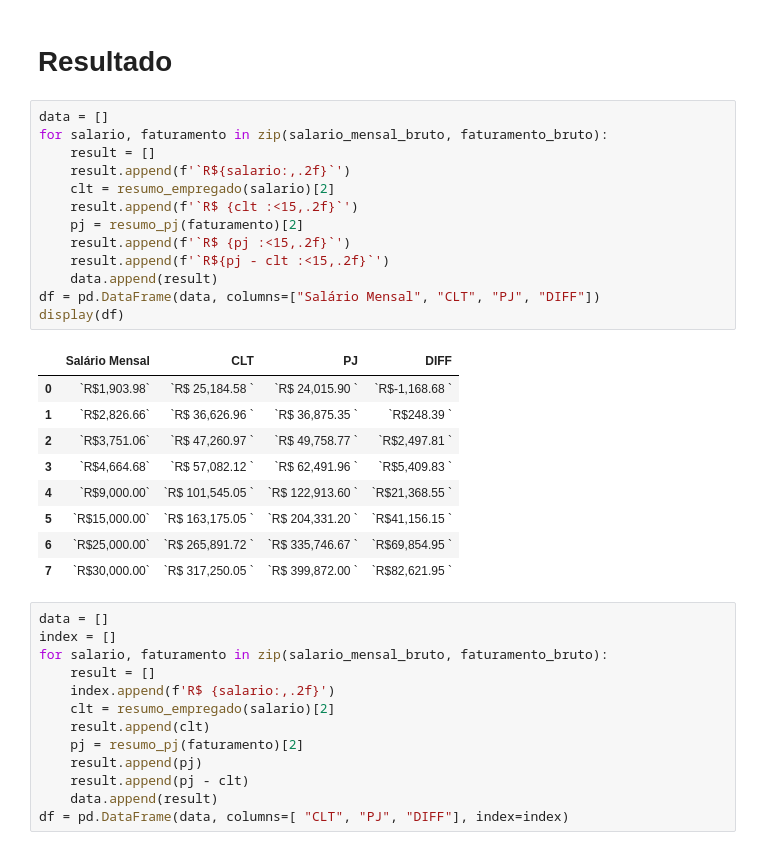
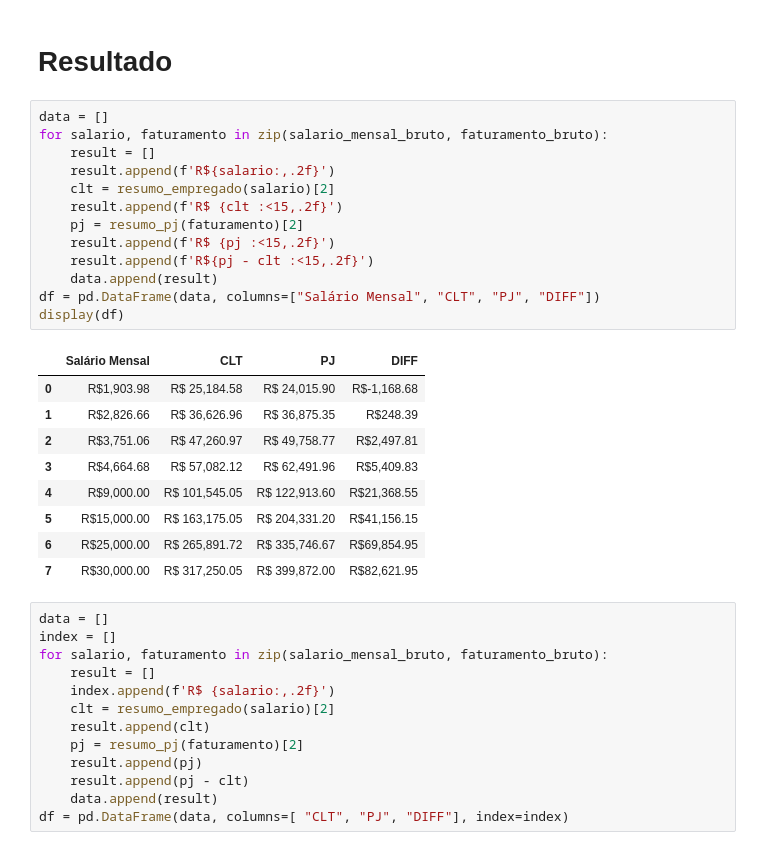
Before and after one commit to renzon/clt-vs-pj, a Jupyter notebook: clt_vs_pj.ipynb, the cells around one changed output. Cells and saved outputs as stored; diff of their text form.

```diff
--- a/clt_vs_pj.ipynb
+++ b/clt_vs_pj.ipynb
@@ -267,26 +267,26 @@ display(pd.DataFrame(results, columns=["Faturamento Mensal", "Lucro Mensal", "Lu
 # %%
 data = []
 for salario, faturamento in zip(salario_mensal_bruto, faturamento_bruto):
     result = []
-    result.append(f'`R${salario:,.2f}`')
+    result.append(f'R${salario:,.2f}')
     clt = resumo_empregado(salario)[2]
-    result.append(f'`R$ {clt :<15,.2f}`')
+    result.append(f'R$ {clt :<15,.2f}')
     pj = resumo_pj(faturamento)[2]
-    result.append(f'`R$ {pj :<15,.2f}`')
-    result.append(f'`R${pj - clt :<15,.2f}`')
+    result.append(f'R$ {pj :<15,.2f}')
+    result.append(f'R${pj - clt :<15,.2f}')
     data.append(result)
 df = pd.DataFrame(data, columns=["Salário Mensal", "CLT", "PJ", "DIFF"])
 display(df)
 # %% [output]
 |  | Salário Mensal | CLT | PJ | DIFF |
-| 0 | `R$1,903.98` | `R$ 25,184.58 ` | `R$ 24,015.90 ` | `R$-1,168.68 ` |
-| 1 | `R$2,826.66` | `R$ 36,626.96 ` | `R$ 36,875.35 ` | `R$248.39 ` |
-| 2 | `R$3,751.06` | `R$ 47,260.97 ` | `R$ 49,758.77 ` | `R$2,497.81 ` |
-| 3 | `R$4,664.68` | `R$ 57,082.12 ` | `R$ 62,491.96 ` | `R$5,409.83 ` |
-| 4 | `R$9,000.00` | `R$ 101,545.05 ` | `R$ 122,913.60 ` | `R$21,368.55 ` |
-| 5 | `R$15,000.00` | `R$ 163,175.05 ` | `R$ 204,331.20 ` | `R$41,156.15 ` |
-| 6 | `R$25,000.00` | `R$ 265,891.72 ` | `R$ 335,746.67 ` | `R$69,854.95 ` |
-| 7 | `R$30,000.00` | `R$ 317,250.05 ` | `R$ 399,872.00 ` | `R$82,621.95 ` |
+| 0 | R$1,903.98 | R$ 25,184.58 | R$ 24,015.90 | R$-1,168.68 |
+| 1 | R$2,826.66 | R$ 36,626.96 | R$ 36,875.35 | R$248.39 |
+| 2 | R$3,751.06 | R$ 47,260.97 | R$ 49,758.77 | R$2,497.81 |
+| 3 | R$4,664.68 | R$ 57,082.12 | R$ 62,491.96 | R$5,409.83 |
+| 4 | R$9,000.00 | R$ 101,545.05 | R$ 122,913.60 | R$21,368.55 |
+| 5 | R$15,000.00 | R$ 163,175.05 | R$ 204,331.20 | R$41,156.15 |
+| 6 | R$25,000.00 | R$ 265,891.72 | R$ 335,746.67 | R$69,854.95 |
+| 7 | R$30,000.00 | R$ 317,250.05 | R$ 399,872.00 | R$82,621.95 |
 # %%
 data = []
 index = []
```
Also changed, not shown: parts of 8 cells of this notebook.
